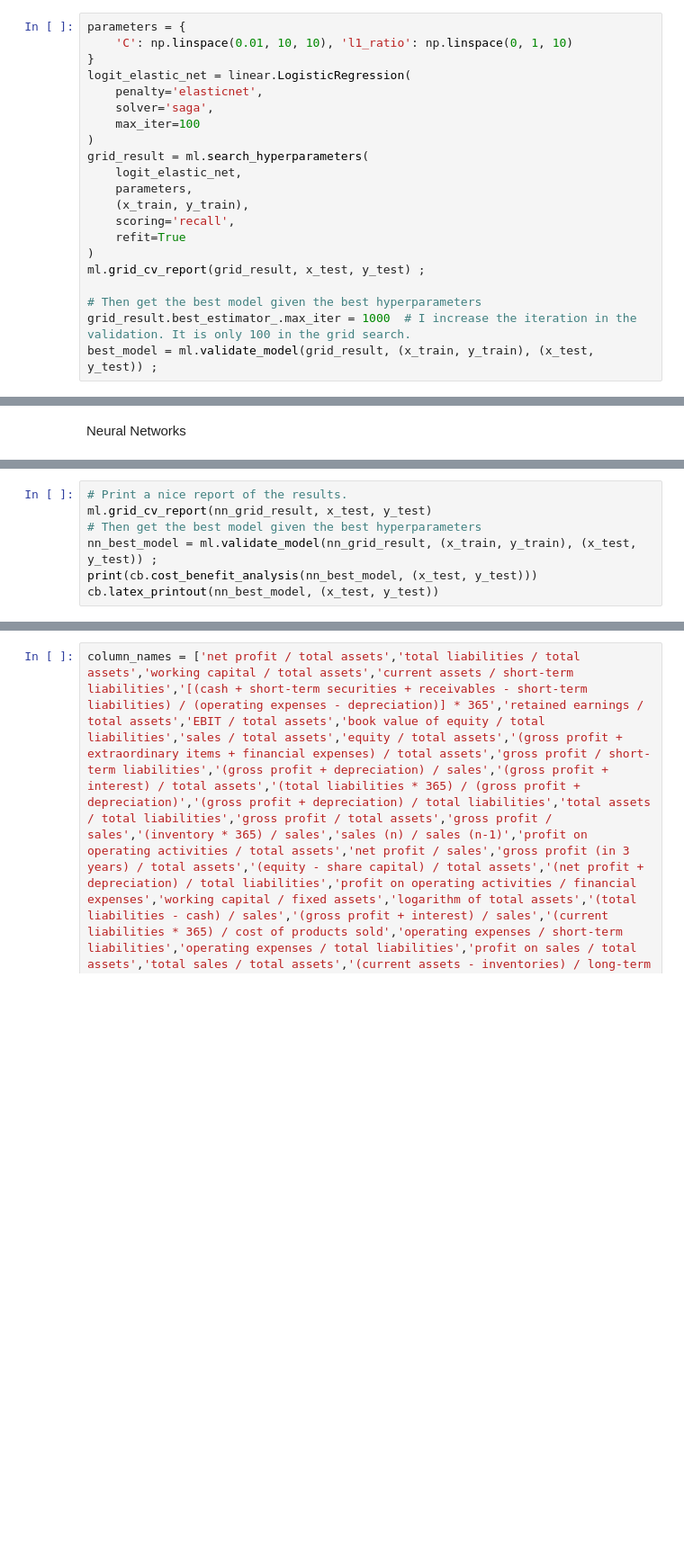
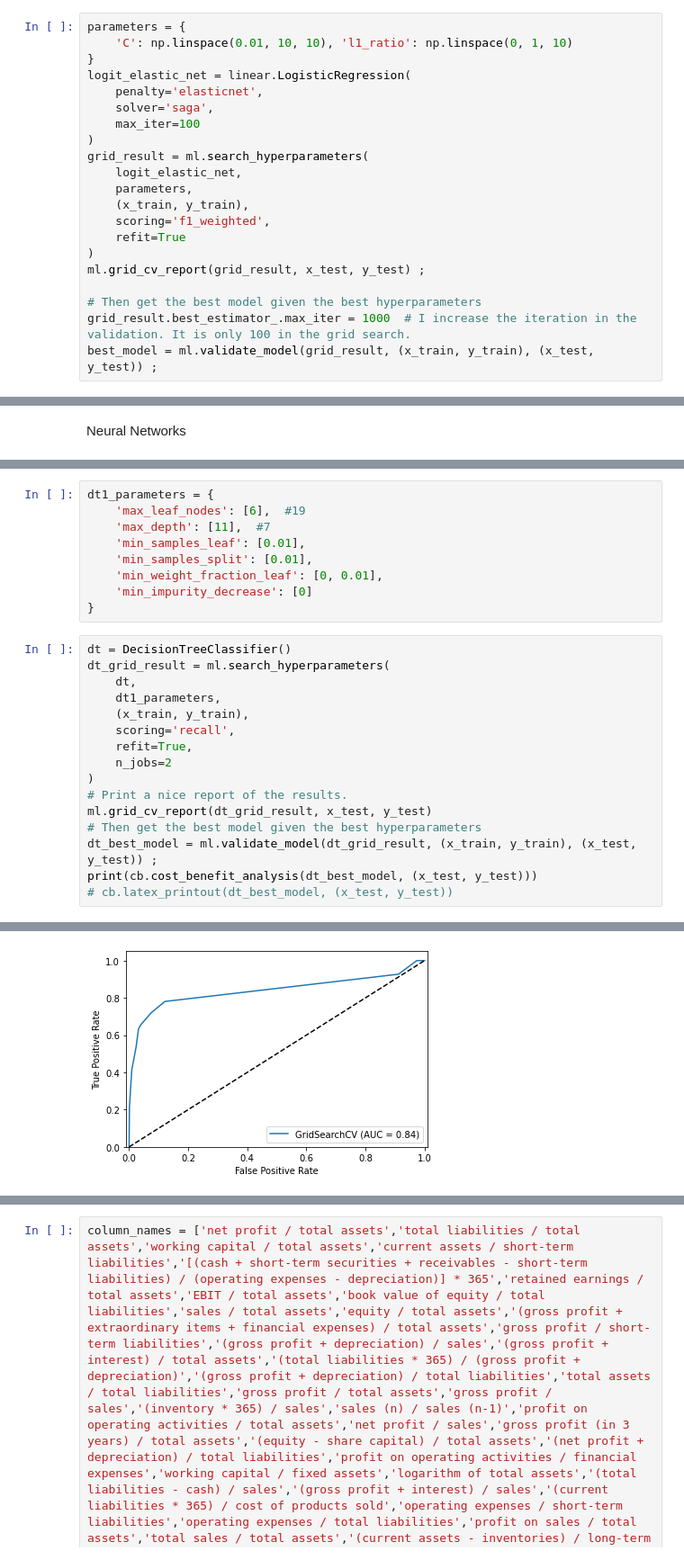
Before and after one commit to KarlTjensvoll/seminar_ml, a Jupyter notebook: code/python/karl_sandbox_2.ipynb, the cells around one changed output, grey strips where cells are left out. Shown at 90% size. Cells and saved outputs as stored; diff of their text form; blank space fills up the shorter version.

```diff
--- a/code/python/karl_sandbox_2.ipynb
+++ b/code/python/karl_sandbox_2.ipynb
@@ -85,7 +91,7 @@ grid_result = ml.search_hyperparameters(
     logit_elastic_net,
     parameters,
     (x_train, y_train),
-    scoring='recall',
+    scoring='f1_weighted',
     refit=True
 )
 ml.grid_cv_report(grid_result, x_test, y_test) ;
@@ -281,7 +333,26 @@ nn_grid_result = ml.search_hyperparameters(
+# %%
+dt1_parameters = {
+    'max_leaf_nodes': [6],  #19
+    'max_depth': [11],  #7
+    'min_samples_leaf': [0.01],
+    'min_samples_split': [0.01],
+    'min_weight_fraction_leaf': [0, 0.01],
+    'min_impurity_decrease': [0]
+}
 # %%
+dt = DecisionTreeClassifier()
+dt_grid_result = ml.search_hyperparameters(
+    dt,
+    dt1_parameters,
+    (x_train, y_train),
+    scoring='recall',
+    refit=True,
+    n_jobs=2
+)
 # Print a nice report of the results.
-ml.grid_cv_report(nn_grid_result, x_test, y_test)
+ml.grid_cv_report(dt_grid_result, x_test, y_test)
 # Then get the best model given the best hyperparameters
-nn_best_model = ml.validate_model(nn_grid_result, (x_train, y_train), (x_test, y_test)) ;
-print(cb.cost_benefit_analysis(nn_best_model, (x_test, y_test)))
-cb.latex_printout(nn_best_model, (x_test, y_test))
+dt_best_model = ml.validate_model(dt_grid_result, (x_train, y_train), (x_test, y_test)) ;
+print(cb.cost_benefit_analysis(dt_best_model, (x_test, y_test)))
+# cb.latex_printout(dt_best_model, (x_test, y_test))
+# %% [output]
@@ -287,0 +376 @@ cb.latex_printout(nn_best_model, (x_test, y_test))
+[figure, added]
```
Also changed, not shown: parts of 15 cells of this notebook, 7 other files.
